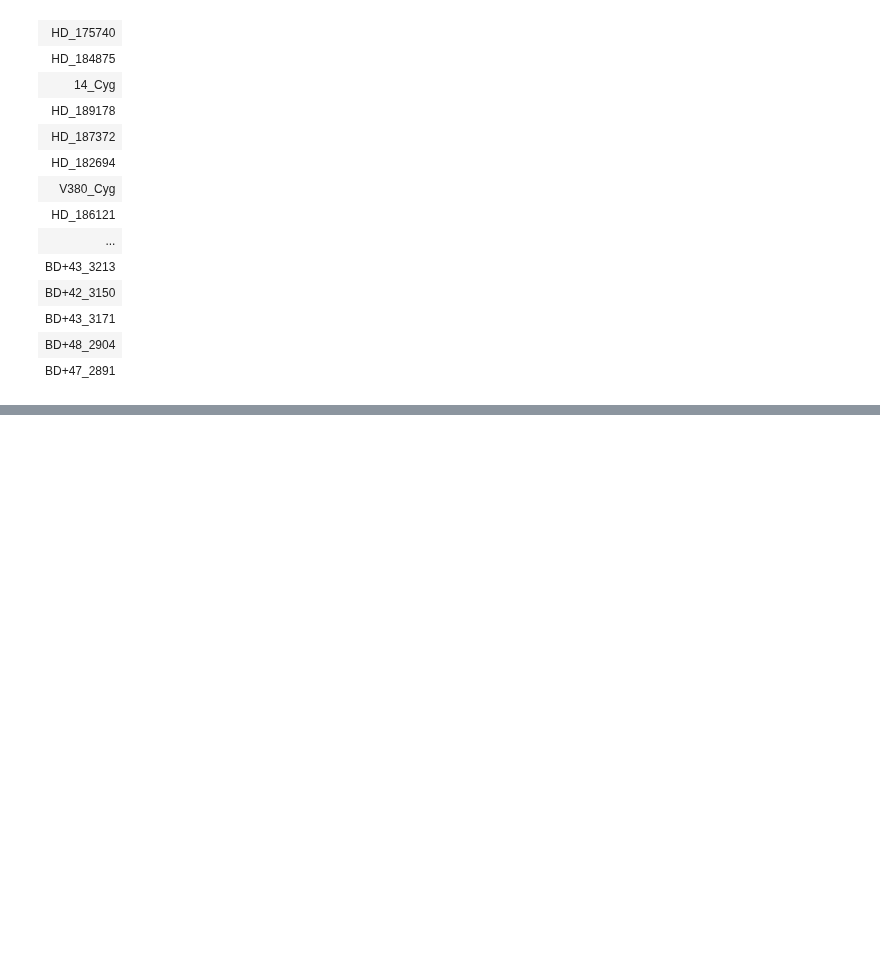
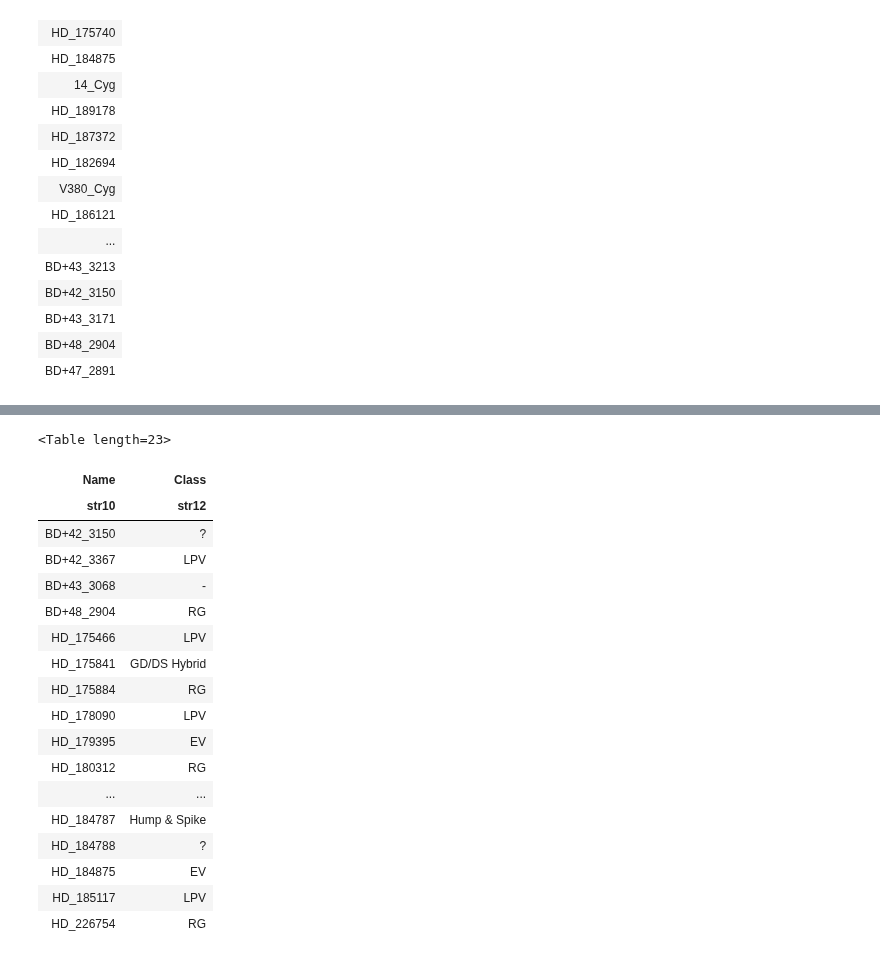
Before and after one commit to benjaminpope/smearcampaign, a Jupyter notebook: notebooks/read_catalogues.ipynb, the cells around one changed output, grey strips where cells are left out. Drawn from its saved outputs; the diff is of its cells as text; code cells hidden in the pictures; blank space fills up the shorter version.

```diff
--- a/notebooks/read_catalogues.ipynb
+++ b/notebooks/read_catalogues.ipynb
@@ -1143,0 +1146,7 @@ newcat[newcat['Name']=='BD+42_3150']
+# %%
+fname_apogee = '../data/Pope_APOGEEDR14.fits'
+apogee = Table.read(fname_apogee)
+# %%
+for j, name in enumerate(apogee['Name']):
+    apogee['Name'][j] = name.replace(' ','')
+apogee['Object']=apogee['Name']
@@ -1143,0 +1200,24 @@ newcat[newcat['Name']=='BD+42_3150']
+# %%
+apogee_var = join(apogee,var,keys='Name')
+# %%
+apogee_var['Name','Class']
+# %% [output]
+<Table length=23>
+| Name | Class |
+| str10 | str12 |
+| BD+42_3150 | ? |
+| BD+42_3367 | LPV |
+| BD+43_3068 | - |
+| BD+48_2904 | RG |
+| HD_175466 | LPV |
+| HD_175841 | GD/DS Hybrid |
+| HD_175884 | RG |
+| HD_178090 | LPV |
+| HD_179395 | EV |
+| HD_180312 | RG |
+| ... | ... |
+| HD_184787 | Hump & Spike |
+| HD_184788 | ? |
+| HD_184875 | EV |
+| HD_185117 | LPV |
+| HD_226754 | RG |
```
Also changed, not shown: parts of 5 cells of this notebook, 3 other files.
